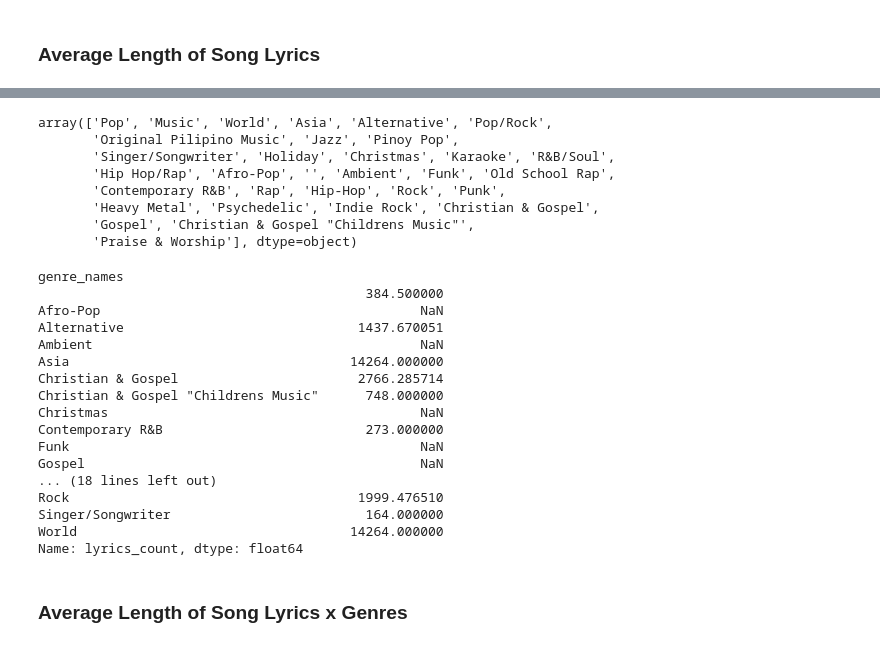
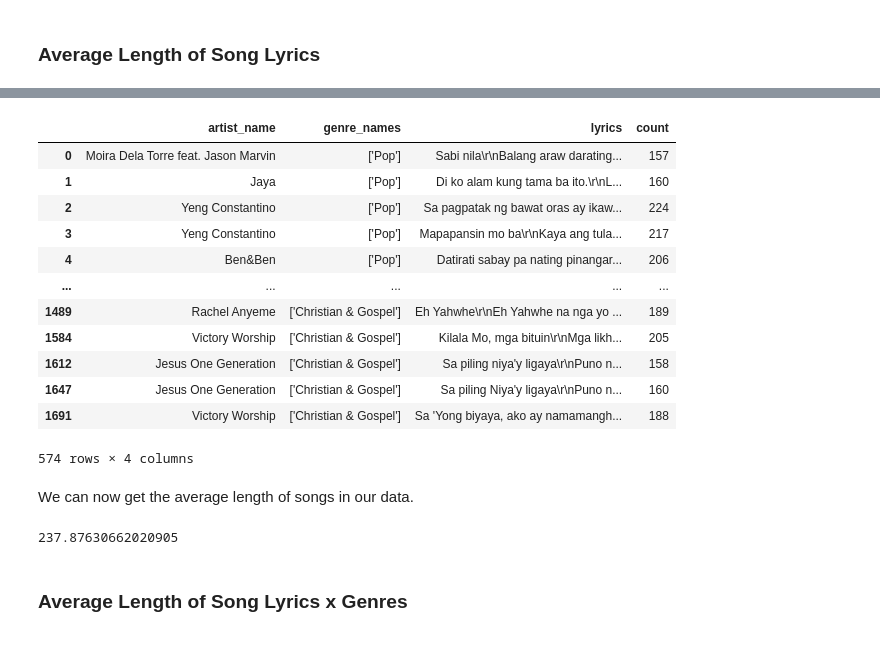
Before and after one commit to kenloquinte/DATASCI-Baby-Alive, a Jupyter notebook: FINAL/Technical_Report.ipynb, the cells around one changed output, grey strips where cells are left out. Drawn from its saved outputs; the diff is of its cells as text; code cells hidden in the pictures.

```diff
--- a/FINAL/Technical_Report.ipynb
+++ b/FINAL/Technical_Report.ipynb
@@ -407,31 +229,0 @@ df_avg_l.head(30)
-# %%
-df_avg_l['genre_names'].unique()
-# %% [output]
-array(['Pop', 'Music', 'World', 'Asia', 'Alternative', 'Pop/Rock',
-       'Original Pilipino Music', 'Jazz', 'Pinoy Pop',
-       'Singer/Songwriter', 'Holiday', 'Christmas', 'Karaoke', 'R&B/Soul',
-       'Hip Hop/Rap', 'Afro-Pop', '', 'Ambient', 'Funk', 'Old School Rap',
-       'Contemporary R&B', 'Rap', 'Hip-Hop', 'Rock', 'Punk',
-       'Heavy Metal', 'Psychedelic', 'Indie Rock', 'Christian & Gospel',
-       'Gospel', 'Christian & Gospel "Childrens Music"',
-       'Praise & Worship'], dtype=object)
-# %%
-df_avg_l.groupby('genre_names')['lyrics_count'].mean()
-# %% [output]
-genre_names
-                                          384.500000
-Afro-Pop                                         NaN
-Alternative                              1437.670051
-Ambient                                          NaN
-Asia                                    14264.000000
-Christian & Gospel                       2766.285714
-Christian & Gospel "Childrens Music"      748.000000
-Christmas                                        NaN
-Contemporary R&B                          273.000000
-Funk                                             NaN
-Gospel                                           NaN
-... (18 lines left out)
-Rock                                     1999.476510
-Singer/Songwriter                         164.000000
-World                                   14264.000000
-Name: lyrics_count, dtype: float64
@@ -437,0 +237,19 @@ Name: lyrics_count, dtype: float64
+# %%
+df_lyrics = df[["artist_name", "genre_names", "lyrics"]].dropna()
+
+df_lyrics["count"] = df_lyrics["lyrics"].apply(lambda x: count_words([x]))
+df_lyrics
+# %% [output]
+|  | artist_name | genre_names | lyrics | count |
+| 0 | Moira Dela Torre feat. Jason Marvin | ['Pop'] | Sabi nila\r\nBalang araw darating... | 157 |
+| 1 | Jaya | ['Pop'] | Di ko alam kung tama ba ito.\r\nL... | 160 |
+| 2 | Yeng Constantino | ['Pop'] | Sa pagpatak ng bawat oras ay ikaw... | 224 |
+| 3 | Yeng Constantino | ['Pop'] | Mapapansin mo ba\r\nKaya ang tula... | 217 |
+| 4 | Ben&Ben | ['Pop'] | Datirati sabay pa nating pinangar... | 206 |
+| ... | ... | ... | ... | ... |
+| 1489 | Rachel Anyeme | ['Christian & Gospel'] | Eh Yahwhe\r\nEh Yahwhe na nga yo ... | 189 |
+| 1584 | Victory Worship | ['Christian & Gospel'] | Kilala Mo, mga bituin\r\nMga likh... | 205 |
+| 1612 | Jesus One Generation | ['Christian & Gospel'] | Sa piling niya'y ligaya\r\nPuno n... | 158 |
+| 1647 | Jesus One Generation | ['Christian & Gospel'] | Sa piling Niya'y ligaya\r\nPuno n... | 160 |
+| 1691 | Victory Worship | ['Christian & Gospel'] | Sa 'Yong biyaya, ako ay namamangh... | 188 |
+574 rows × 4 columns
@@ -438,2 +258,8 @@ Name: lyrics_count, dtype: float64
+# %% [markdown]
+We can now get the average length of songs in our data.
+# %%
+df_lyrics['count'].mean()
+# %% [output]
+237.87630662020905
 # %% [markdown]
 ### Average Length of Song Lyrics x Genres
```
Also changed, not shown: parts of 25 cells of this notebook.
